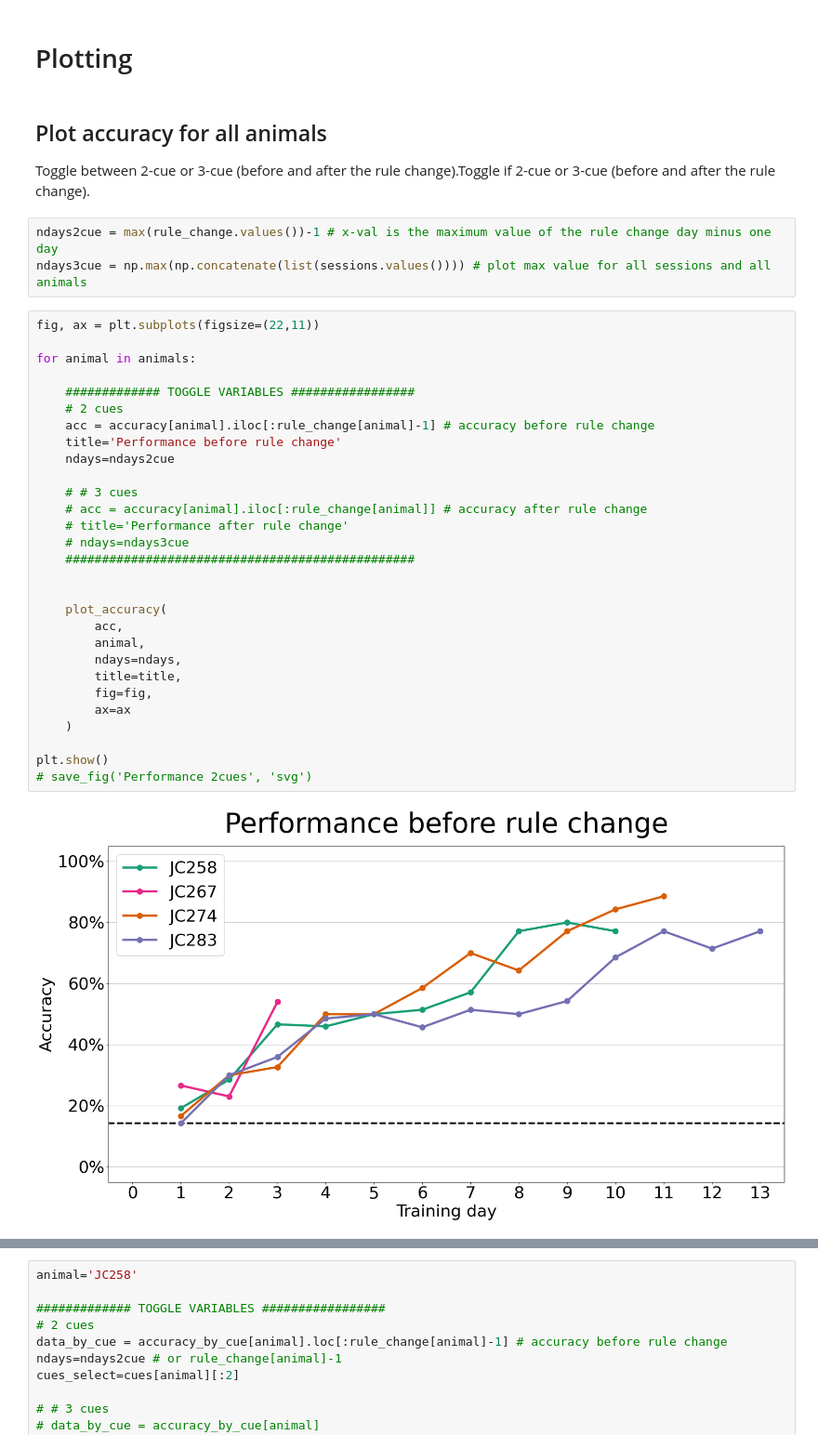
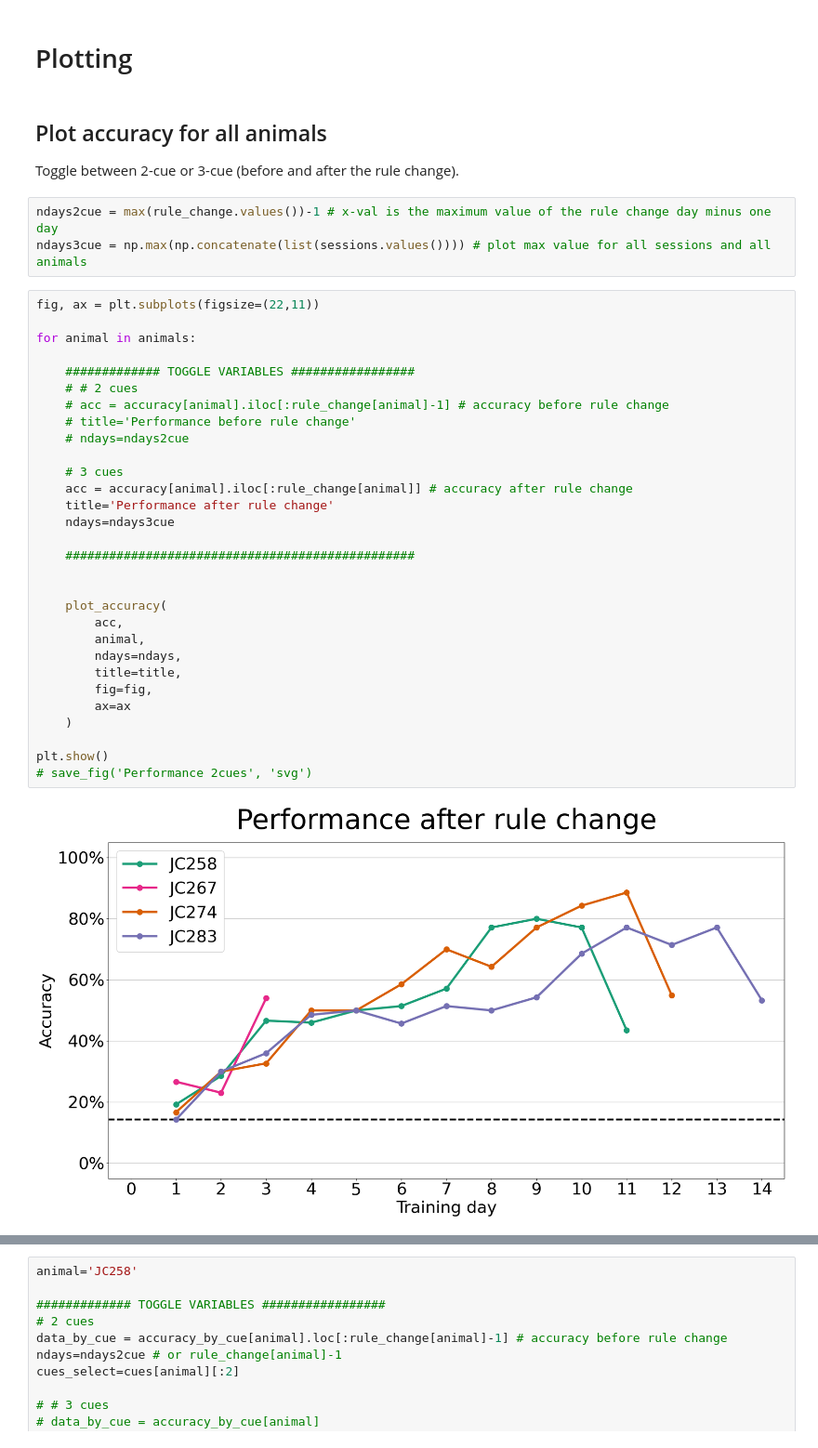
Before and after one commit to acumpelik/mPFC-analysis, a Jupyter notebook: analyzeBehavior.ipynb, the cells around one changed output, grey strips where cells are left out. Shown at 93% size. Saved outputs shown, nothing was run; the diff lists cells and outputs as text.

```diff
--- a/analyzeBehavior.ipynb
+++ b/analyzeBehavior.ipynb
@@ -63,40 +63,41 @@ for animal in animals:
 # Plotting
 # %% [markdown]
 ## Plot accuracy for all animals
-Toggle between 2-cue or 3-cue (before and after the rule change).Toggle if 2-cue or 3-cue (before and after the rule change).
+Toggle between 2-cue or 3-cue (before and after the rule change).
 # %%
 ndays2cue = max(rule_change.values())-1 # x-val is the maximum value of the rule change day minus one day
 ndays3cue = np.max(np.concatenate(list(sessions.values()))) # plot max value for all sessions and all animals
 # %%
 fig, ax = plt.subplots(figsize=(22,11))
 
 for animal in animals:
 
     ############# TOGGLE VARIABLES #################
-    # 2 cues
-    acc = accuracy[animal].iloc[:rule_change[animal]-1] # accuracy before rule change
-    title='Performance before rule change'
-    ndays=ndays2cue
+    # # 2 cues
+    # acc = accuracy[animal].iloc[:rule_change[animal]-1] # accuracy before rule change
+    # title='Performance before rule change'
+    # ndays=ndays2cue
 
-    # # 3 cues
-    # acc = accuracy[animal].iloc[:rule_change[animal]] # accuracy after rule change
-    # title='Performance after rule change'
-    # ndays=ndays3cue
+    # 3 cues
+    acc = accuracy[animal].iloc[:rule_change[animal]] # accuracy after rule change
+    title='Performance after rule change'
+    ndays=ndays3cue
+
     ################################################
 
 
     plot_accuracy(
         acc,
         animal,
         ndays=ndays,
         title=title,
         fig=fig,
         ax=ax
     )
 
 plt.show()
 # save_fig('Performance 2cues', 'svg')
 # %% [output]
-[figure, old version]
+[figure, new version]
 # %% [markdown]
 ## Plot performance by cue type (all animals)
```
Also changed, not shown: parts of 6 cells of this notebook.
